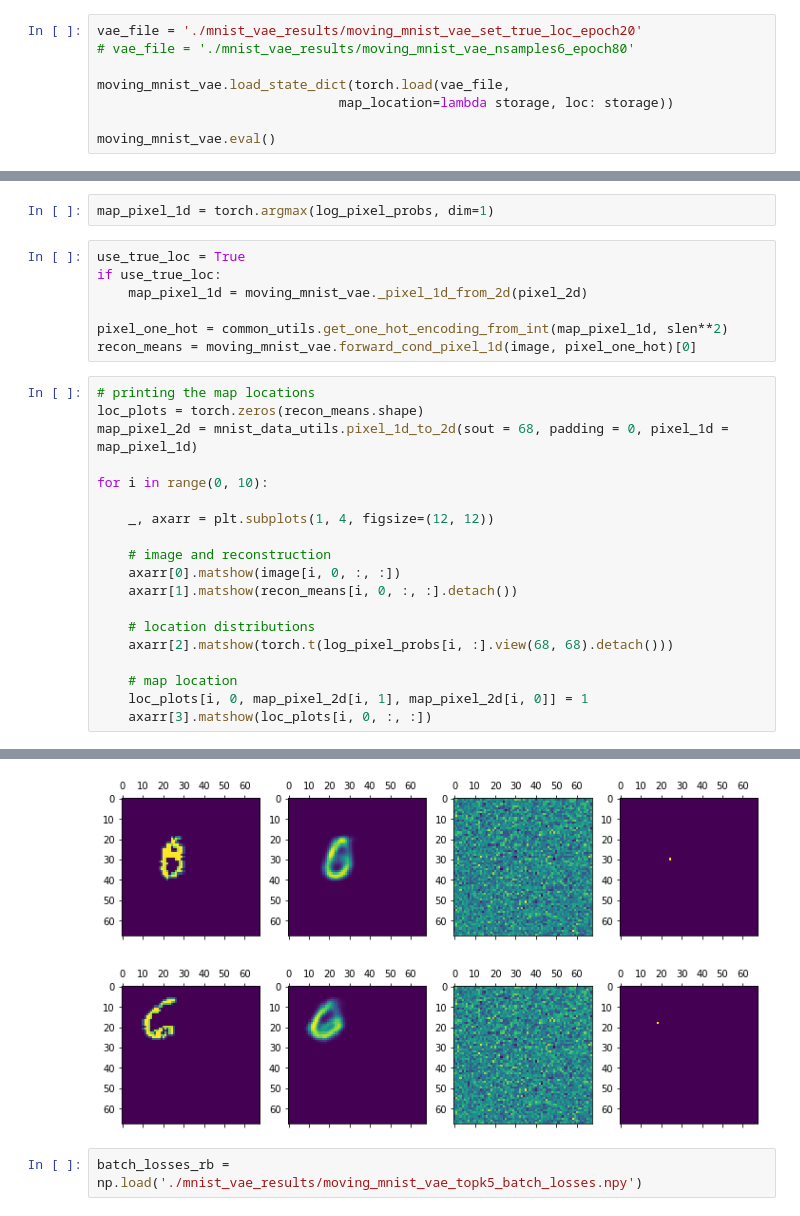
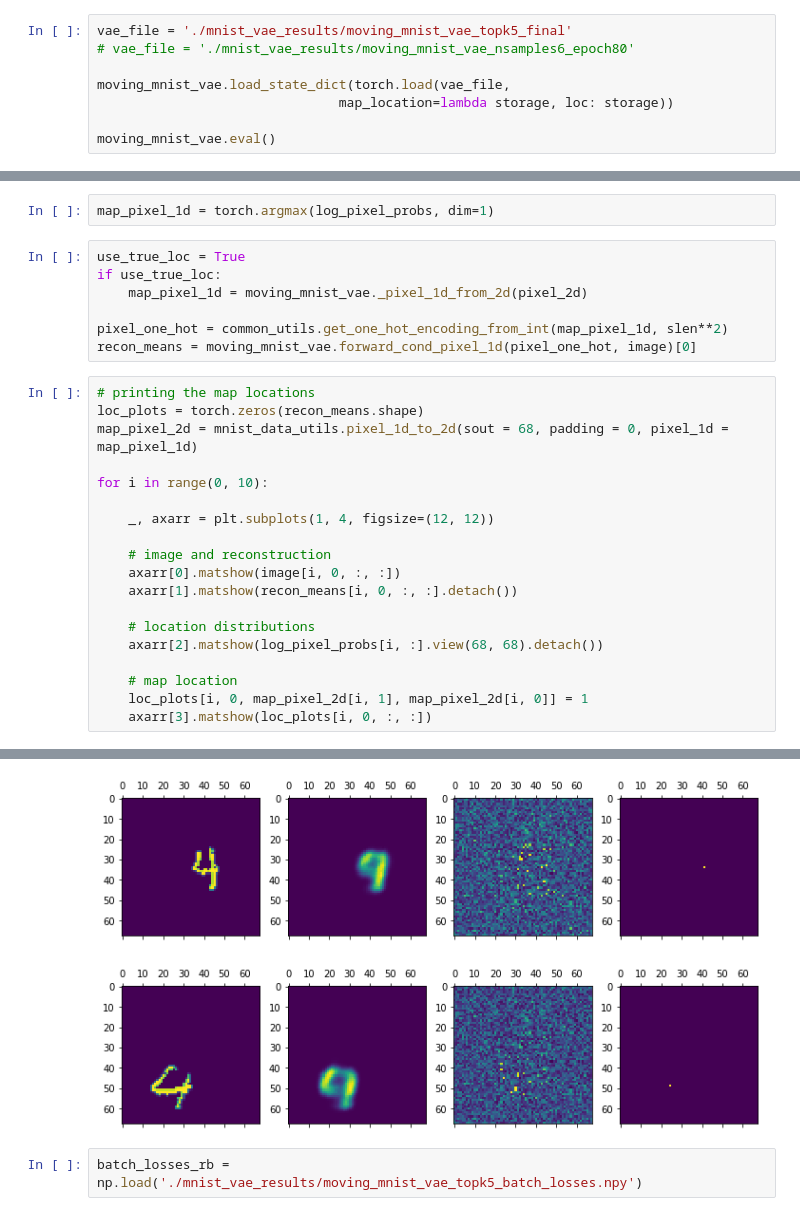
Before and after one commit to Runjing-Liu120/RaoBlackwellizedSGD, a Jupyter notebook: experiments/moving_mnist/MovingMnist_results.ipynb, the cells around one changed output, grey strips where cells are left out. Saved outputs shown, nothing was run; the diff lists cells and outputs as text.

```diff
--- a/experiments/moving_mnist/MovingMnist_results.ipynb
+++ b/experiments/moving_mnist/MovingMnist_results.ipynb
@@ -81,7 +81,7 @@ pixel_2d = data_train['pixel_2d']
 # %%
 moving_mnist_vae = mnist_vae_lib.MovingHandwritingVAE()
 # %%
-vae_file = './mnist_vae_results/moving_mnist_vae_set_true_loc_epoch20'
+vae_file = './mnist_vae_results/moving_mnist_vae_topk5_final'
 # vae_file = './mnist_vae_results/moving_mnist_vae_nsamples6_epoch80'
 
 moving_mnist_vae.load_state_dict(torch.load(vae_file,
@@ -148,7 +148,7 @@ if use_true_loc:
     map_pixel_1d = moving_mnist_vae._pixel_1d_from_2d(pixel_2d)
 
 pixel_one_hot = common_utils.get_one_hot_encoding_from_int(map_pixel_1d, slen**2)
-recon_means = moving_mnist_vae.forward_cond_pixel_1d(image, pixel_one_hot)[0]
+recon_means = moving_mnist_vae.forward_cond_pixel_1d(pixel_one_hot, image)[0]
 # %%
 # printing the map locations
 loc_plots = torch.zeros(recon_means.shape)
@@ -163,7 +163,7 @@ for i in range(0, 10):
     axarr[1].matshow(recon_means[i, 0, :, :].detach())
 
     # location distributions
-    axarr[2].matshow(torch.t(log_pixel_probs[i, :].view(68, 68).detach()))
+    axarr[2].matshow(log_pixel_probs[i, :].view(68, 68).detach())
 
     # map location
     loc_plots[i, 0, map_pixel_2d[i, 1], map_pixel_2d[i, 0]] = 1
@@ -180,5 +180,5 @@ for i in range(0, 10):
-[figure, old version]
+[figure, new version]
-[figure, old version]
+[figure, new version]
 # %%
 batch_losses_rb = np.load('./mnist_vae_results/moving_mnist_vae_topk5_batch_losses.npy')
 # %%
```
Also changed, not shown: parts of 3 cells of this notebook, 2 other files.
